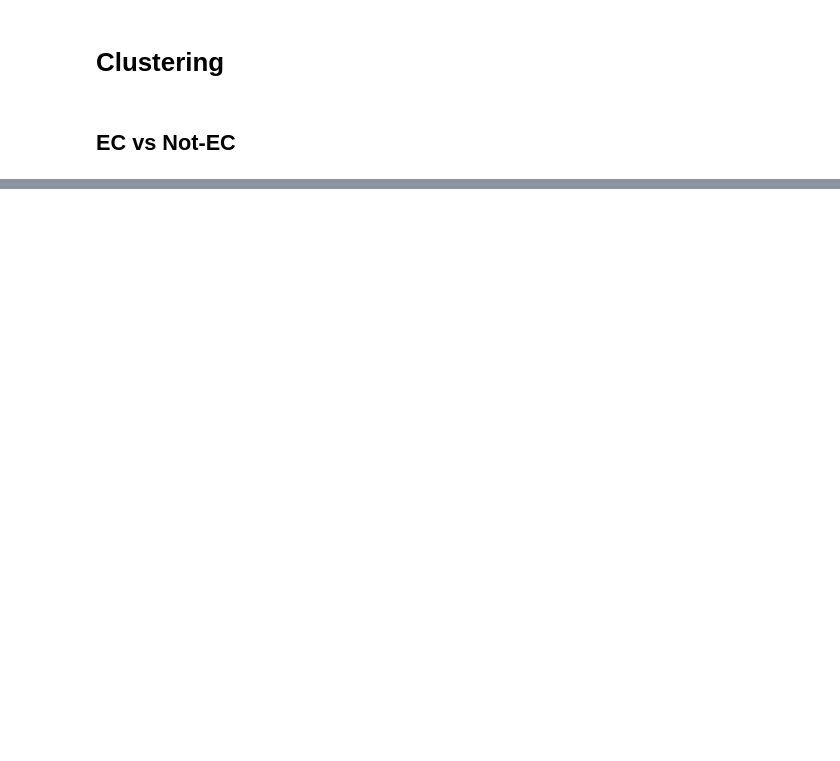
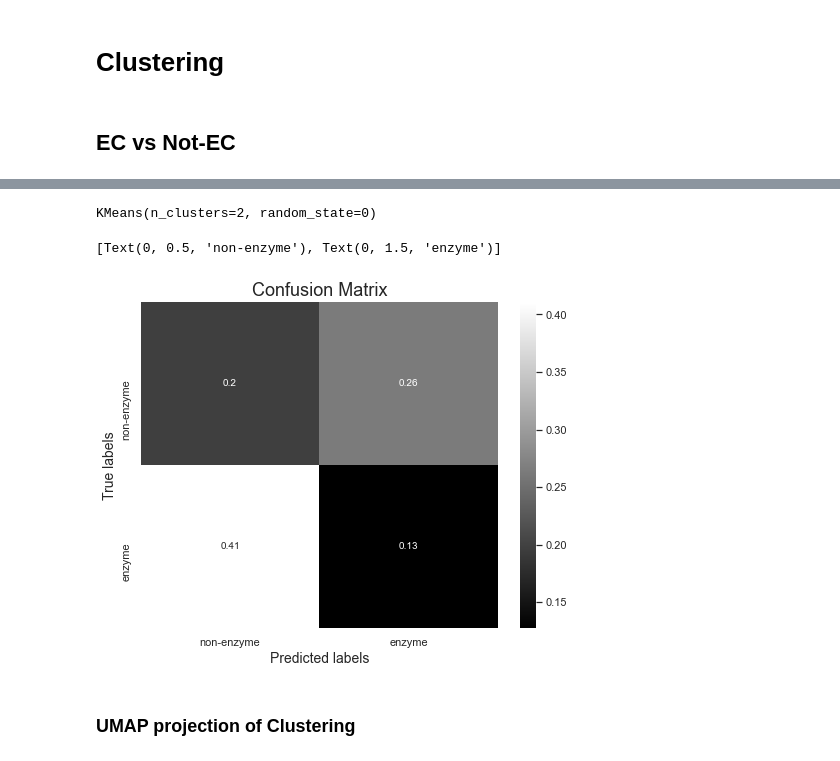
Before and after one commit to HannesStark/ec-number-prediction, a Jupyter notebook: Clustering.ipynb, the cells around one changed output, grey strips where cells are left out. Saved outputs shown, nothing was run; the diff lists cells and outputs as text; code cells hidden in the pictures; blank space fills up the shorter version.

Commit message:
Works on clustering nb

```diff
--- a/Clustering.ipynb
+++ b/Clustering.ipynb
@@ -233,0 +111,26 @@ plt.clf()
+# %%
+train_embeddings_array = np.array(train_embeddings)
+# %%
+train_labels_array = np.array(train_labels)
+# %%
+km.fit(train_embeddings_array[index])
+# %% [output]
+KMeans(n_clusters=2, random_state=0)
+# %%
+cm = confusion_matrix(train_labels_array[index], km.labels_ ^1)
+# %%
+plt.figure(figsize = (8,6))
+ax= plt.subplot()
+sns.heatmap(cm/cm.sum(), annot=True, ax = ax, cmap ='gray'); #annot=True to annotate cells
+
+# labels, title and ticks
+ax.set_xlabel('Predicted labels', fontsize = 14)
+ax.set_ylabel('True labels', fontsize = 14)
+ax.set_title('Confusion Matrix', fontsize = 18)
+ax.xaxis.set_ticklabels(['non-enzyme', 'enzyme'])
+ax.yaxis.set_ticklabels(['non-enzyme', 'enzyme'])
+# %% [output]
+[Text(0, 0.5, 'non-enzyme'), Text(0, 1.5, 'enzyme')]
+[figure, added]
+# %% [markdown]
+### UMAP projection of Clustering
```
Also changed, not shown: parts of 64 cells of this notebook.
